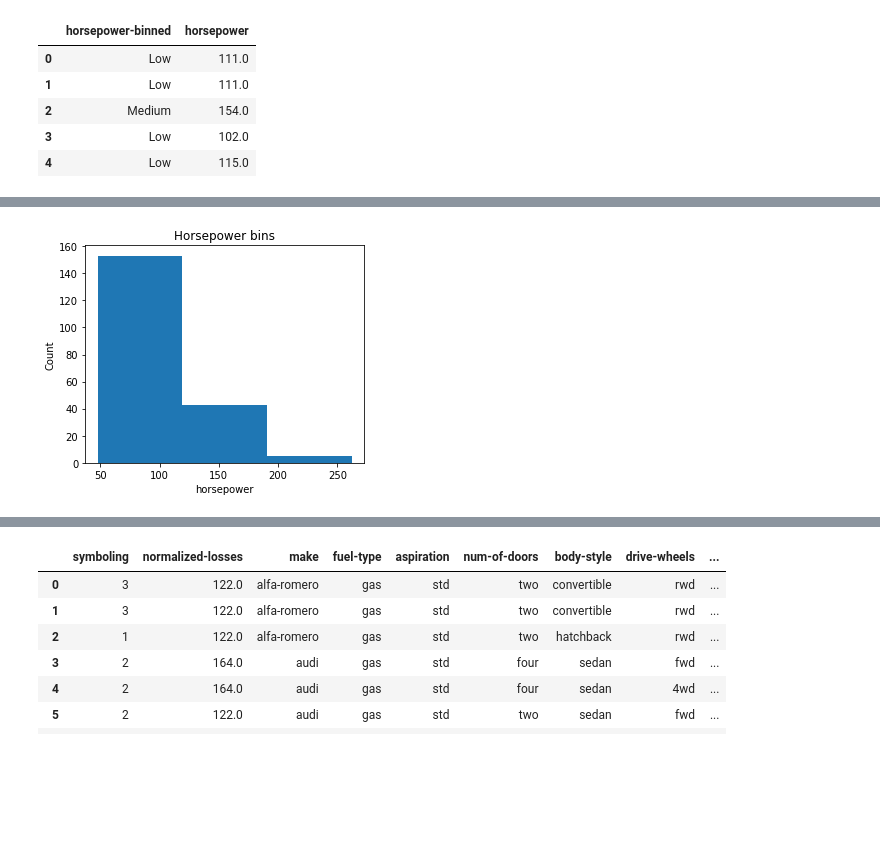
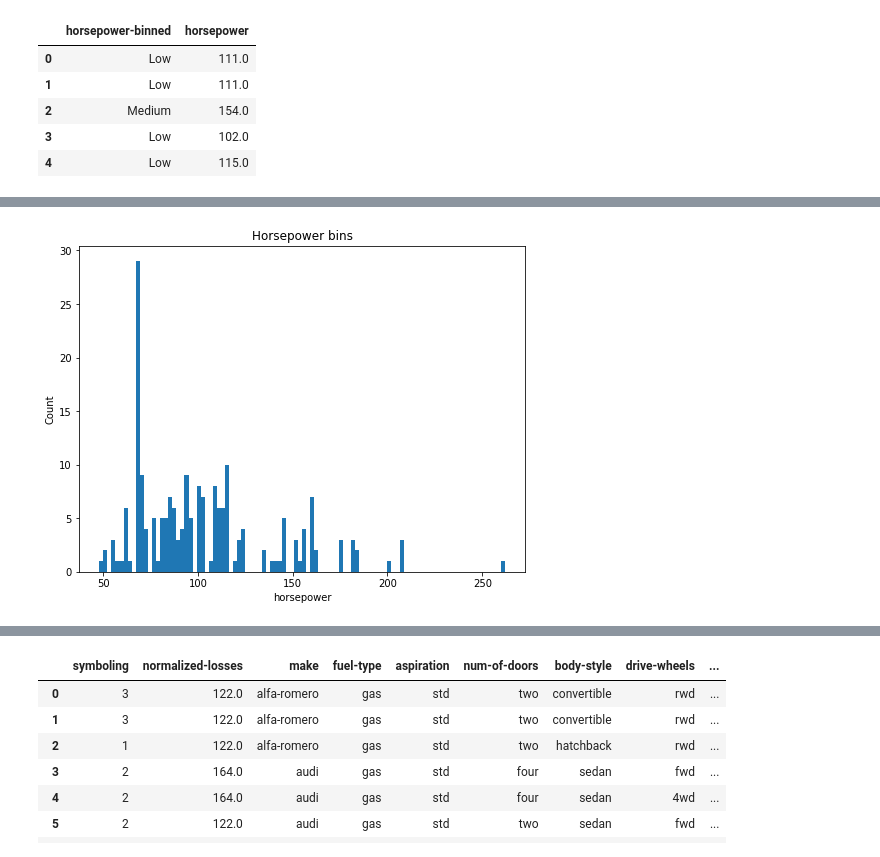
Before and after one commit to obeabi/Automobile_Data_Set, a Jupyter notebook: Auto_V3.ipynb, the cells around one changed output, grey strips where cells are left out. Cells and saved outputs as stored; diff of their text form; code cells hidden in the pictures; blank space fills up the shorter version.

```diff
--- a/Auto_V3.ipynb
+++ b/Auto_V3.ipynb
@@ -346,11 +357,11 @@ df2[['horsepower-binned', 'horsepower']].head()
 # %%
 # Plot histogram for horsepower
 
-plt.hist(df2['horsepower'], bins = 3)
+plt.hist(df2['horsepower'], bins = 100)
 
 plt.xlabel('horsepower')
 plt.ylabel('Count')
 plt.title('Horsepower bins')
 plt.show()
 # %% [output]
-[figure, old version]
+[figure, new version]
```
Also changed, not shown: parts of 19 cells of this notebook.
